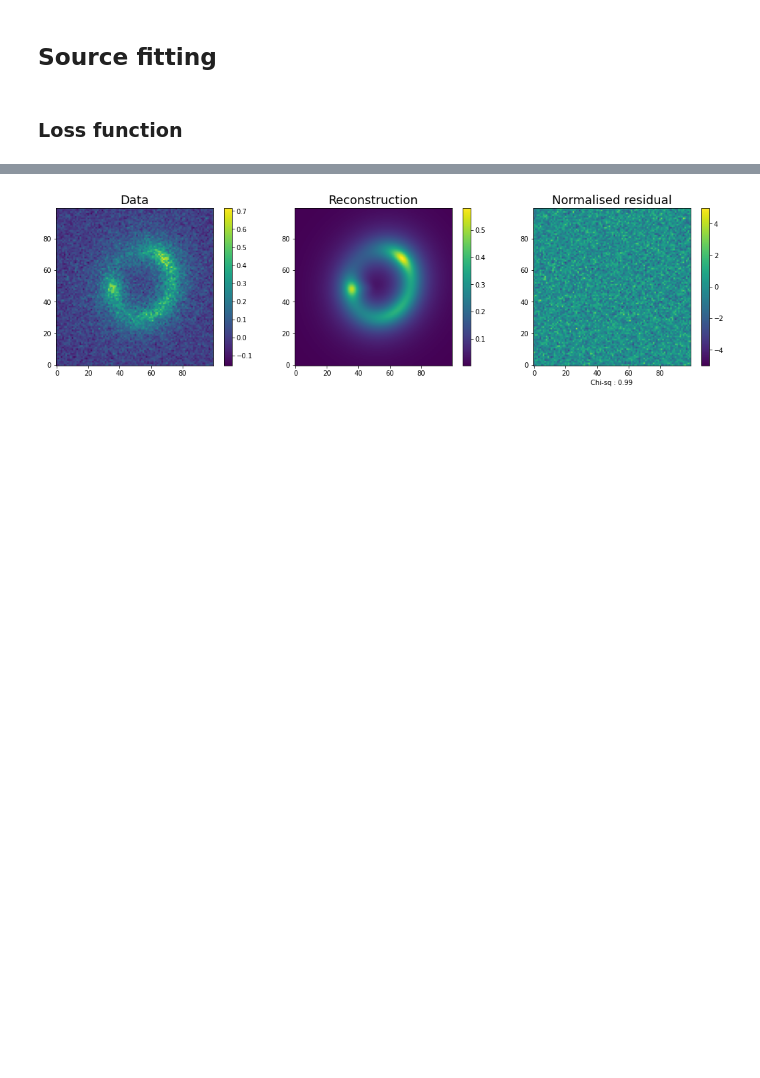
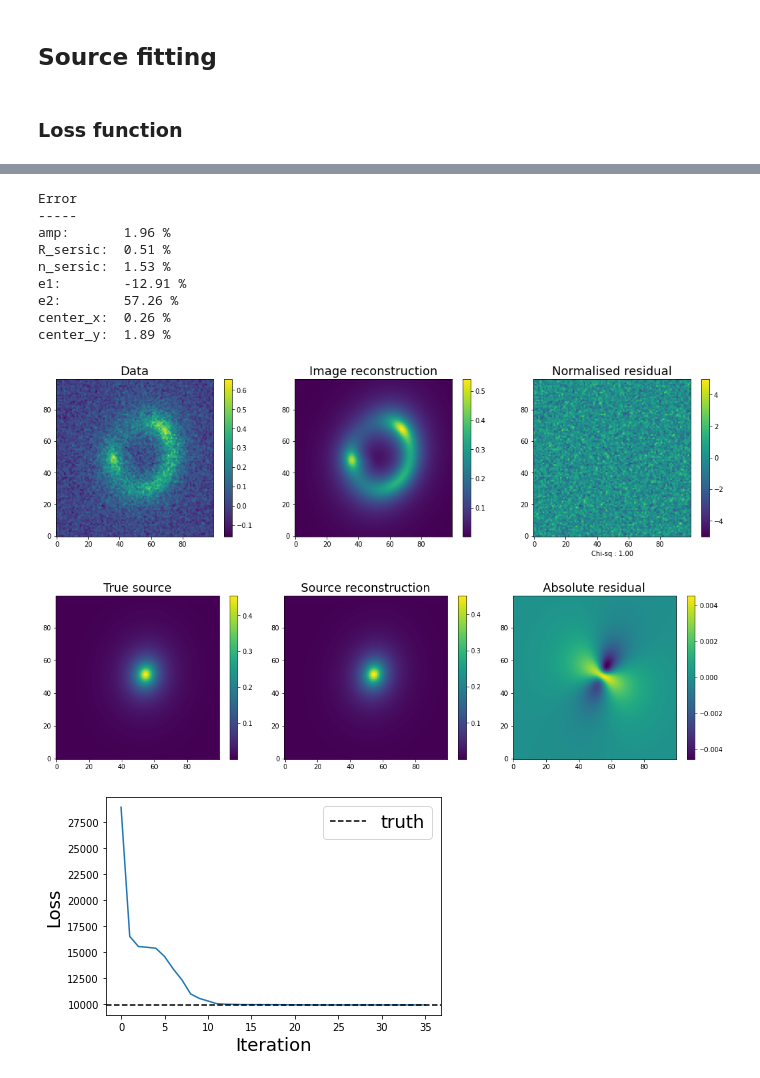
Before and after one commit to Herculens/herculens, a Jupyter notebook: notebooks/test1.ipynb, the cells around one changed output, grey strips where cells are left out. Saved outputs shown, nothing was run; the diff lists cells and outputs as text; code cells hidden in the pictures; blank space fills up the shorter version.

```diff
--- a/notebooks/test1.ipynb
+++ b/notebooks/test1.ipynb
@@ -150,7 +154,7 @@ def create_loss_func(data, model, noise_var=None):
                           kwargs_ps={})
 
         # Chi-square
-        loss = 0.5 * jnp.mean((data - rec)**2 / noise_var)
+        loss = jnp.sum((data - rec)**2 / noise_var)
 
         # Regularisation
         # loss += ...
@@ -169,5 +173,7 @@ p = {'kwargs_lens_mass': kwargs_lens_mass,
      'kwargs_source_light': kwargs_source_light,
      'kwargs_lens_light': kwargs_lens_light}
 
-loss(p)
+loss_true = loss(p)
+print(f"loss: {loss_true:.2f}")
+print(f"grad(loss): {grad_loss(p)}")
 # %% [output]
@@ -235,24 +245,65 @@ opt
 # %%
 p_final = {'kwargs_lens_mass': kwargs_lens_mass,
            'kwargs_source_light': [{'amp': opt.x[0], 'R_sersic': opt.x[1], 'n_sersic': opt.x[2],
-                                    'center_x': opt.x[3], 'center_y': opt.x[4]}],
+                                    'e1': opt.x[3], 'e2': opt.x[4],
+                                    'center_x': opt.x[5], 'center_y': opt.x[6]}],
            'kwargs_lens_light': kwargs_lens_light}
-rec = image_model.image(kwargs_lens=p_final['kwargs_lens_mass'],
-                        kwargs_source=p_final['kwargs_source_light'],
-                        kwargs_lens_light=p_final['kwargs_lens_light'],
-                        kwargs_ps={})
+rec_image = image_model.image(kwargs_lens=p_final['kwargs_lens_mass'],
+                              kwargs_source=p_final['kwargs_source_light'],
+                              kwargs_lens_light=p_final['kwargs_lens_light'],
+                              kwargs_ps={})
+
+rec_source = image_model.source_surface_brightness(kwargs_source=p_final['kwargs_source_light'], de_lensed=True)
 # %%
 fig, axes = plt.subplots(1, 3, figsize=(15, 4))
 ax1, ax2, ax3 = axes
 img1 = ax1.imshow(data, origin='lower')
 ax1.set_title("Data", fontsize=FS)
-img2 = ax2.imshow(rec, origin='lower')
-ax2.set_title("Reconstruction", fontsize=FS)
-img3 = ax3.imshow((data - rec) / jnp.sqrt(noise_var), origin='lower', vmin=-5, vmax=5)
+img2 = ax2.imshow(rec_image, origin='lower')
+ax2.set_title("Image reconstruction", fontsize=FS)
+img3 = ax3.imshow((data - rec_image) / jnp.sqrt(noise_var), origin='lower', vmin=-5, vmax=5)
 ax3.set_title("Normalised residual", fontsize=FS)
-ax3.set_xlabel(f"Chi-sq : {2 * loss(p_final):.2f}")
+ax3.set_xlabel(f"Chi-sq : {loss(p_final) / npix**2:.2f}")
 for img, ax in zip((img1, img2, img3), axes):
     fig.colorbar(img, ax=ax)
 fig.tight_layout()
+
+fig, axes = plt.subplots(1, 3, figsize=(15, 4))
+ax1, ax2, ax3 = axes
+img1 = ax1.imshow(true_unlensed_source, origin='lower')
+ax1.set_title("True source", fontsize=FS)
+img2 = ax2.imshow(rec_source, origin='lower')
+ax2.set_title("Source reconstruction", fontsize=FS)
+vmax = true_unlensed_source.max() / 100
+img3 = ax3.imshow(true_unlensed_source - rec_source, origin='lower', vmin=-vmax, vmax=vmax)
+ax3.set_title("Absolute residual", fontsize=FS)
+for img, ax in zip((img1, img2, img3), axes):
+    fig.colorbar(img, ax=ax)
+fig.tight_layout()
+
+fig, ax = plt.subplots(1, 1)
+ax.plot(range(len(metrics.loss_history)), metrics.loss_history)
+ax.axhline(y=loss_true, ls='--', c='k', label='truth')
+ax.set_ylabel("Loss", fontsize=FS)
+ax.set_xlabel("Iteration", fontsize=FS)
+ax.legend(fontsize=FS);
+
+print("Error")
+print("-----")
+for i, params in enumerate(kwargs_source_light):
+    for key, value in params.items():
+        fit = p_final['kwargs_source_light'][i][key]
+        print_error(key, value, fit)
 # %% [output]
+Error
+-----
+amp:       1.96 %
+R_sersic:  0.51 %
+n_sersic:  1.53 %
+e1:        -12.91 %
+e2:        57.26 %
+center_x:  0.26 %
+center_y:  1.89 %
-[figure, old version]
+[figure, new version]
+[figure, added]
+[figure, added]
```
Also changed, not shown: parts of 17 cells of this notebook, 3 other files.
